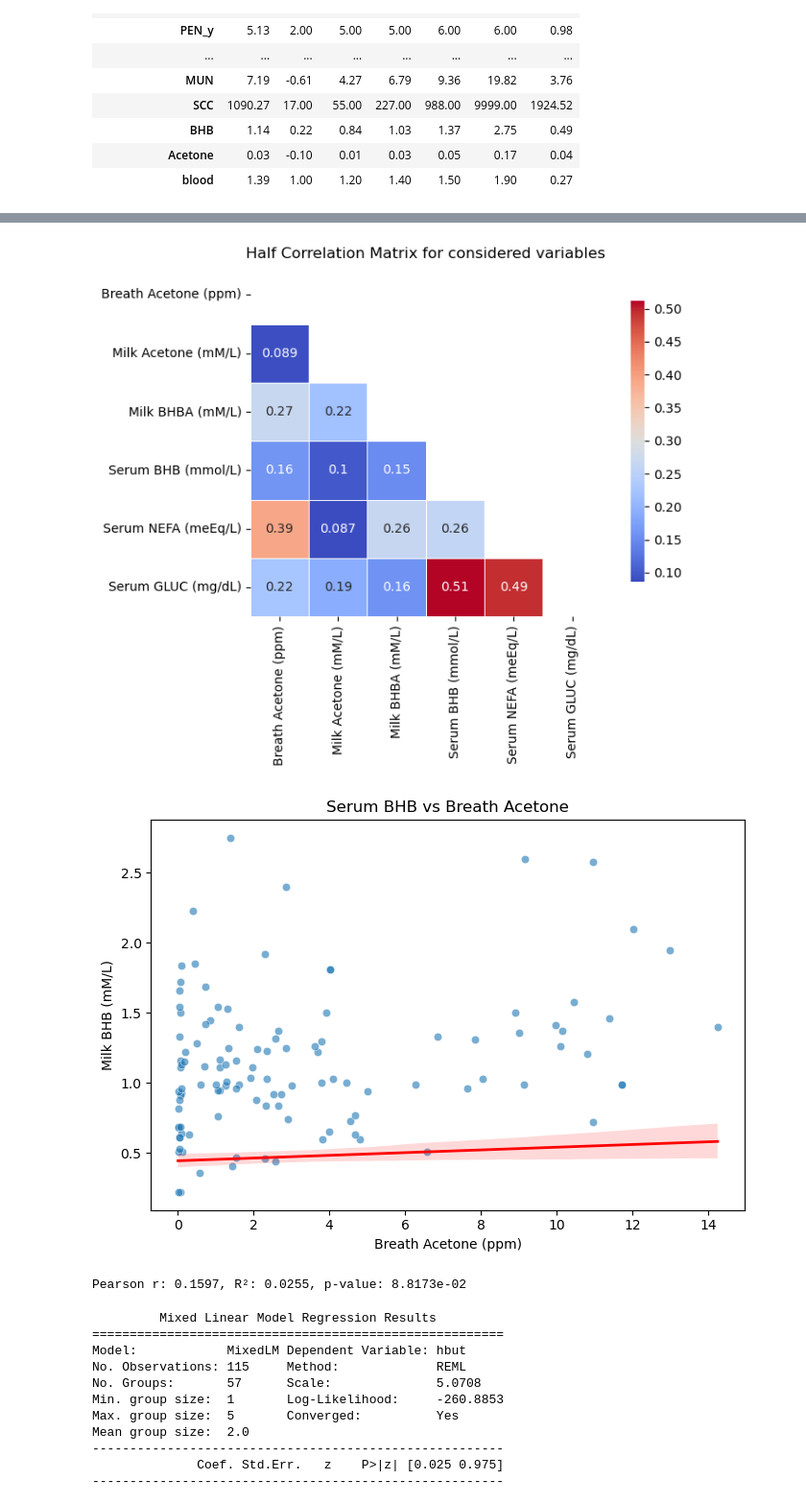
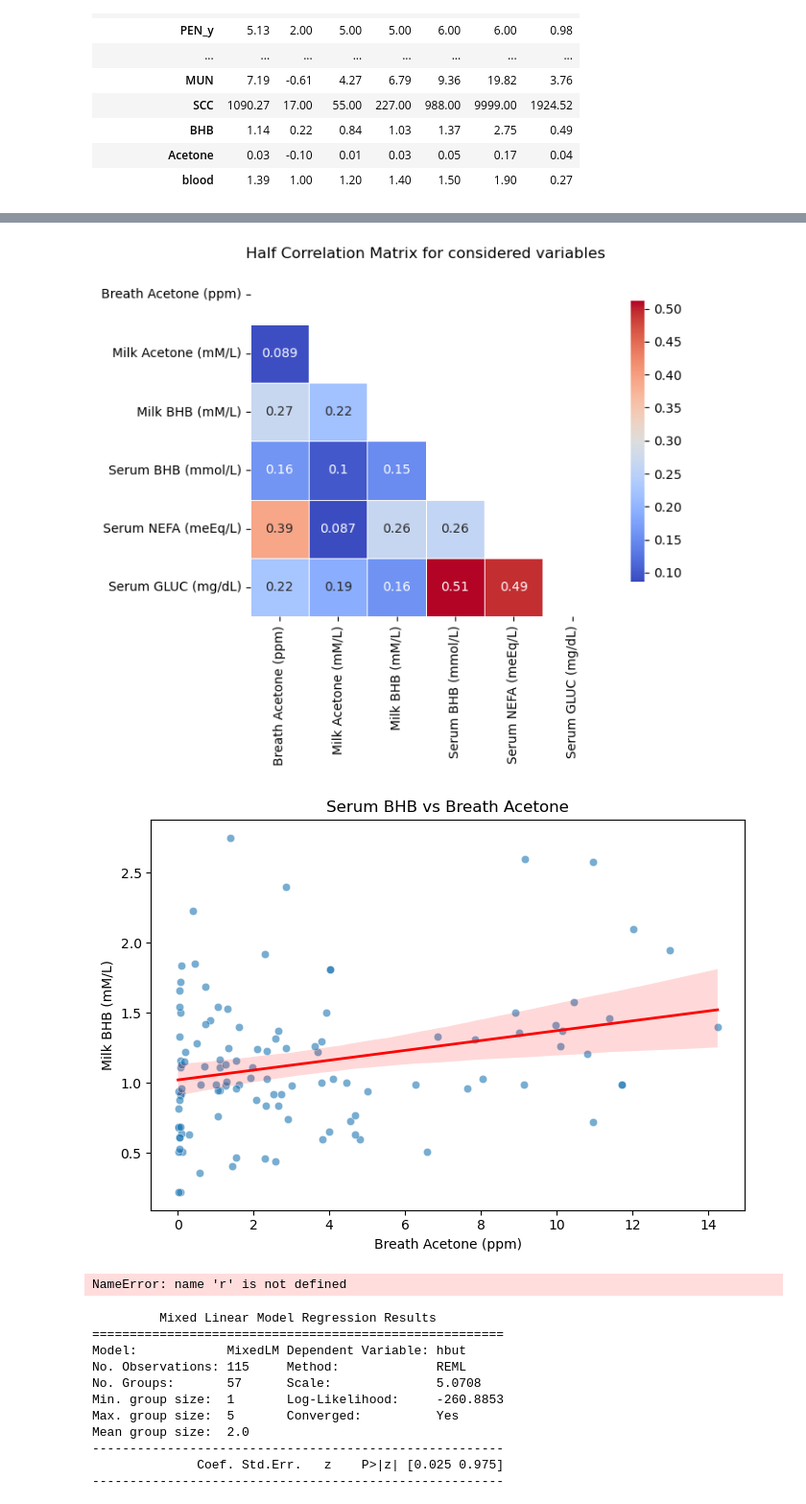
Before and after one commit to rajeshneupane7/ketosis_project, a Jupyter notebook: data_processing.ipynb, the cells around one changed output, grey strips where cells are left out. Shown at 96% size. Saved outputs shown, nothing was run; the diff lists cells and outputs as text; code cells hidden in the pictures.

```diff
--- a/data_processing.ipynb
+++ b/data_processing.ipynb
@@ -170,7 +168,7 @@ Index(['cowid', 'sensor_values', 'blood', 'date', 'sensor values', 'cohort',
 import matplotlib.pyplot as plt
 import seaborn as sns
 matrix=merged_milk_df[[  'Breath Acetone (ppm)', 'Milk Acetone (mM/L)',
-       'Milk BHBA (mM/L)', 'Serum BHB (mmol/L)', 'Serum NEFA (meEq/L)',
+       'Milk BHB (mM/L)', 'Serum BHB (mmol/L)', 'Serum NEFA (meEq/L)',
        'Serum GLUC (mg/dL)'
 ]].corr()
 mask = np.triu(np.ones_like(matrix, dtype=bool))
@@ -180,4 +178,4 @@ plt.title('Half Correlation Matrix for considered variables')
 plt.tight_layout()
 plt.show()
 # %% [output]
-[figure, old version]
+[figure, new version]
@@ -184,29 +184,29 @@ plt.show()
 # %%
 # ...existing code...
 import matplotlib.pyplot as plt
 import seaborn as sns
 import numpy as np
 from scipy.stats import pearsonr
 
 
 # plot scatter + fitted line (regression) and annotate r^2
 plt.figure(figsize=(7,5))
 ax = sns.scatterplot(x='Breath Acetone (ppm)', y='Milk BHB (mM/L)', data=merged_milk_df, alpha=0.6)
-sns.regplot(x='Breath Acetone (ppm)', y='Serum BHB (mmol/L)', data=df, scatter=False, ax=ax, color='red', line_kws={'lw':2})
+sns.regplot(x='Breath Acetone (ppm)', y='Milk BHB (mM/L)', data= merged_milk_df, scatter=False, ax=ax, color='red', line_kws={'lw':2})
 
 
 ax.set_title('Serum BHB vs Breath Acetone')
 ax.set_xlabel('Breath Acetone (ppm)')
 ax.set_ylabel('Milk BHB (mM/L)')
 plt.tight_layout()
 plt.show()
 
 # print numeric summary
-print(f"Pearson r: {r:.4f}, R²: {r2:.4f}, p-value: {p:.4e}")
+
 # ...existing code...
 # %% [output]
-[figure, old version]
+[figure, new version]
-Pearson r: 0.1597, R²: 0.0255, p-value: 8.8173e-02
+NameError: name 'r' is not defined
 # %%
 # ...existing code...
 import matplotlib.pyplot as plt
```
Also changed, not shown: parts of 14 cells of this notebook, 1 other file.
